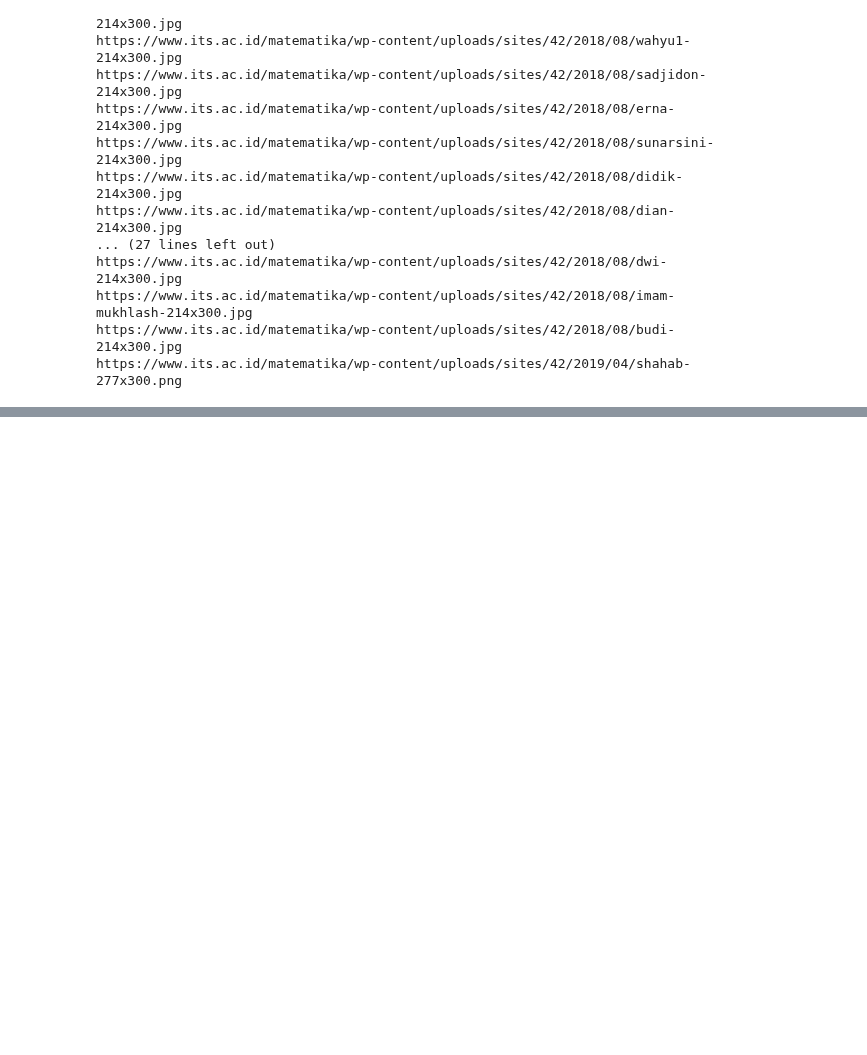
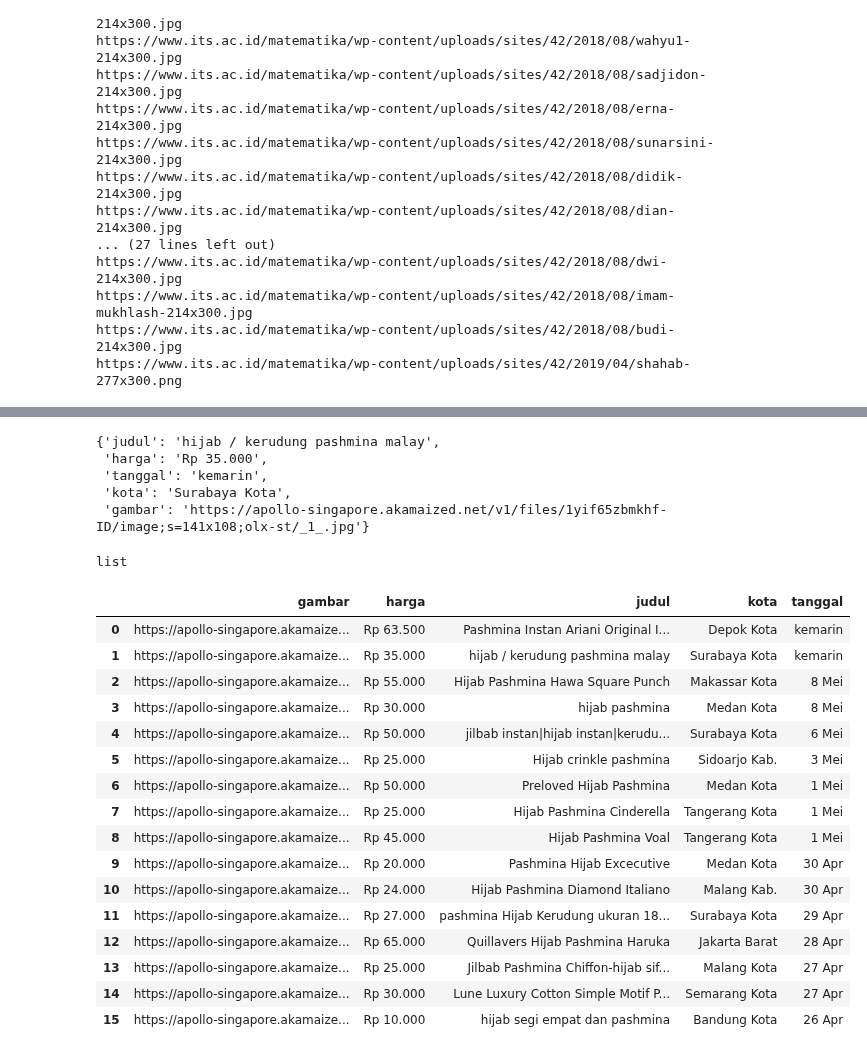
Before and after one commit to shafiralina/ds-notebook, a Jupyter notebook: week2.ipynb, the cells around one changed output, grey strips where cells are left out. Cells and saved outputs as stored; diff of their text form; code cells hidden in the pictures; blank space fills up the shorter version.

```diff
--- a/week2.ipynb
+++ b/week2.ipynb
@@ -328,0 +322,12 @@ hijab
+# %%
+hijab[1]
+# %% [output]
+{'judul': 'hijab / kerudung pashmina malay',
+ 'harga': 'Rp 35.000',
+ 'tanggal': 'kemarin',
+ 'kota': 'Surabaya Kota',
+ 'gambar': 'https://apollo-singapore.akamaized.net/v1/files/1yif65zbmkhf-ID/image;s=141x108;olx-st/_1_.jpg'}
+# %%
+type(hijab)
+# %% [output]
+list
@@ -328,0 +336,22 @@ hijab
+# %%
+df = pd.DataFrame(hijab)
+# %%
+df
+# %% [output]
+|  | gambar | harga | judul | kota | tanggal |
+| 0 | https://apollo-singapore.akamaize... | Rp 63.500 | Pashmina Instan Ariani Original I... | Depok Kota | kemarin |
+| 1 | https://apollo-singapore.akamaize... | Rp 35.000 | hijab / kerudung pashmina malay | Surabaya Kota | kemarin |
+| 2 | https://apollo-singapore.akamaize... | Rp 55.000 | Hijab Pashmina Hawa Square Punch | Makassar Kota | 8 Mei |
+| 3 | https://apollo-singapore.akamaize... | Rp 30.000 | hijab pashmina | Medan Kota | 8 Mei |
+| 4 | https://apollo-singapore.akamaize... | Rp 50.000 | jilbab instan|hijab instan|kerudu... | Surabaya Kota | 6 Mei |
+| 5 | https://apollo-singapore.akamaize... | Rp 25.000 | Hijab crinkle pashmina | Sidoarjo Kab. | 3 Mei |
+| 6 | https://apollo-singapore.akamaize... | Rp 50.000 | Preloved Hijab Pashmina | Medan Kota | 1 Mei |
+| 7 | https://apollo-singapore.akamaize... | Rp 25.000 | Hijab Pashmina Cinderella | Tangerang Kota | 1 Mei |
+| 8 | https://apollo-singapore.akamaize... | Rp 45.000 | Hijab Pashmina Voal | Tangerang Kota | 1 Mei |
+| 9 | https://apollo-singapore.akamaize... | Rp 20.000 | Pashmina Hijab Excecutive | Medan Kota | 30 Apr |
+| 10 | https://apollo-singapore.akamaize... | Rp 24.000 | Hijab Pashmina Diamond Italiano | Malang Kab. | 30 Apr |
+| 11 | https://apollo-singapore.akamaize... | Rp 27.000 | pashmina Hijab Kerudung ukuran 18... | Surabaya Kota | 29 Apr |
+| 12 | https://apollo-singapore.akamaize... | Rp 65.000 | Quillavers Hijab Pashmina Haruka | Jakarta Barat | 28 Apr |
+| 13 | https://apollo-singapore.akamaize... | Rp 25.000 | Jilbab Pashmina Chiffon-hijab sif... | Malang Kota | 27 Apr |
+| 14 | https://apollo-singapore.akamaize... | Rp 30.000 | Lune Luxury Cotton Simple Motif P... | Semarang Kota | 27 Apr |
+| 15 | https://apollo-singapore.akamaize... | Rp 10.000 | hijab segi empat dan pashmina | Bandung Kota | 26 Apr |
```
Also changed, not shown: parts of 15 cells of this notebook, 6 other files.
